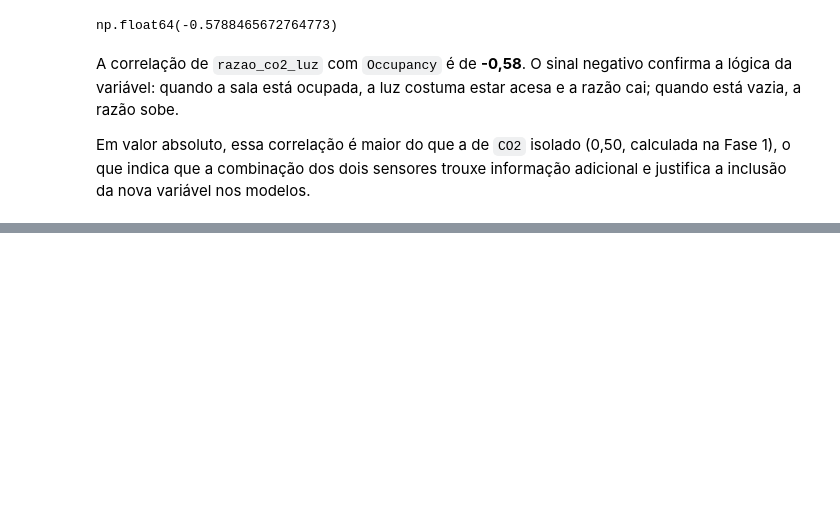
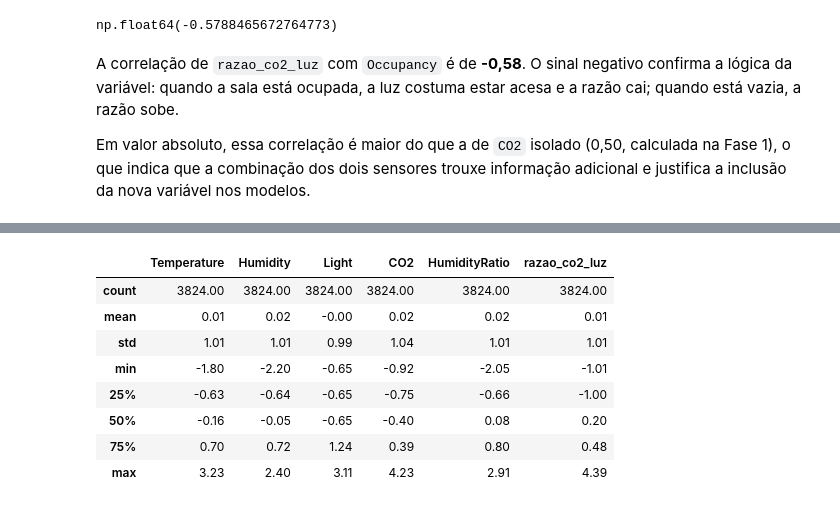
Before and after one commit to MatheusCapri/ocupacao_salas_ml, a Jupyter notebook: notebooks/analise_ocupacao.ipynb, the cells around one changed output, grey strips where cells are left out. Saved outputs shown, nothing was run; the diff lists cells and outputs as text; code cells hidden in the pictures; blank space fills up the shorter version.

```diff
--- a/notebooks/analise_ocupacao.ipynb
+++ b/notebooks/analise_ocupacao.ipynb
@@ -498,0 +599,12 @@ Em valor absoluto, essa correlação é maior do que a de `CO2` isolado (0,50, c
+# %%
+pd.DataFrame(X_test_knn, columns=X.columns).describe().round(2)
+# %% [output]
+|  | Temperature | Humidity | Light | CO2 | HumidityRatio | razao_co2_luz |
+| count | 3824.00 | 3824.00 | 3824.00 | 3824.00 | 3824.00 | 3824.00 |
+| mean | 0.01 | 0.02 | -0.00 | 0.02 | 0.02 | 0.01 |
+| std | 1.01 | 1.01 | 0.99 | 1.04 | 1.01 | 1.01 |
+| min | -1.80 | -2.20 | -0.65 | -0.92 | -2.05 | -1.01 |
+| 25% | -0.63 | -0.64 | -0.65 | -0.75 | -0.66 | -1.00 |
+| 50% | -0.16 | -0.05 | -0.65 | -0.40 | 0.08 | 0.20 |
+| 75% | 0.70 | 0.72 | 1.24 | 0.39 | 0.80 | 0.48 |
+| max | 3.23 | 2.40 | 3.11 | 4.23 | 2.91 | 4.39 |
```
Also changed, not shown: parts of 21 cells of this notebook.
